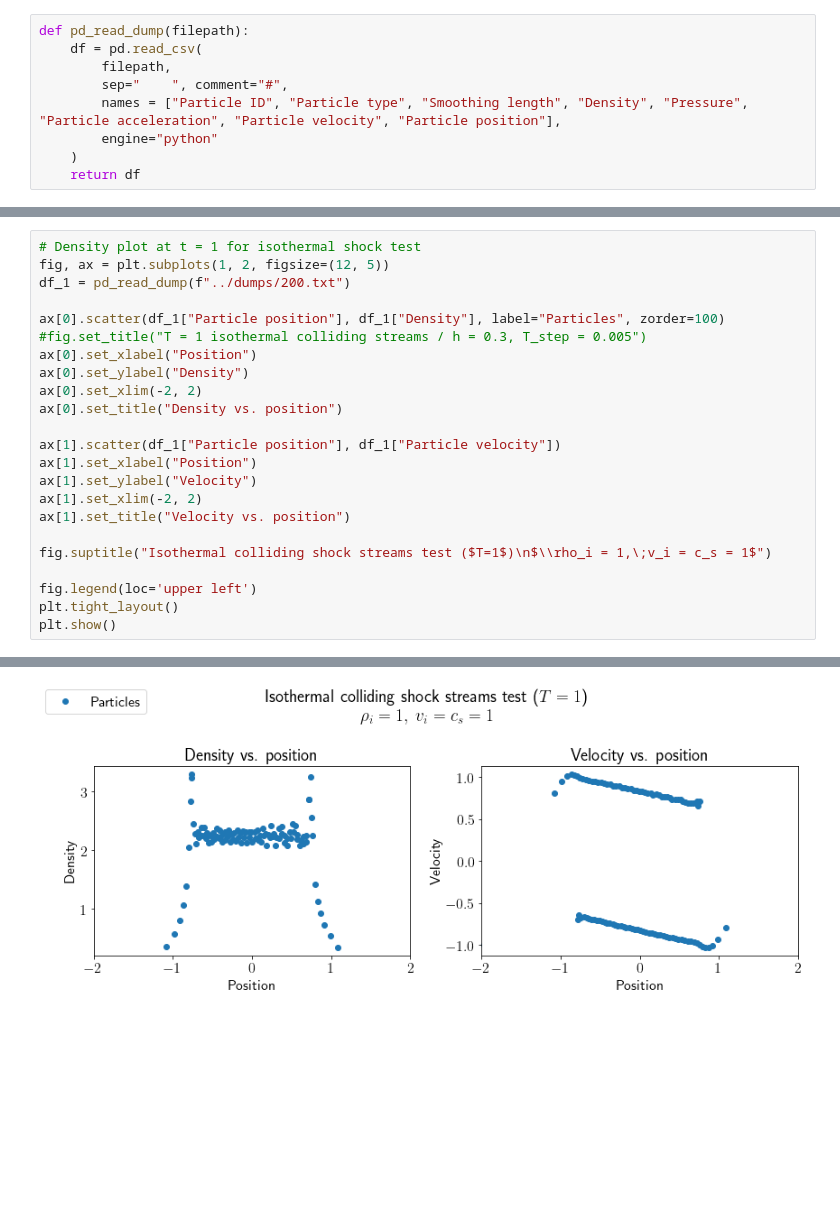
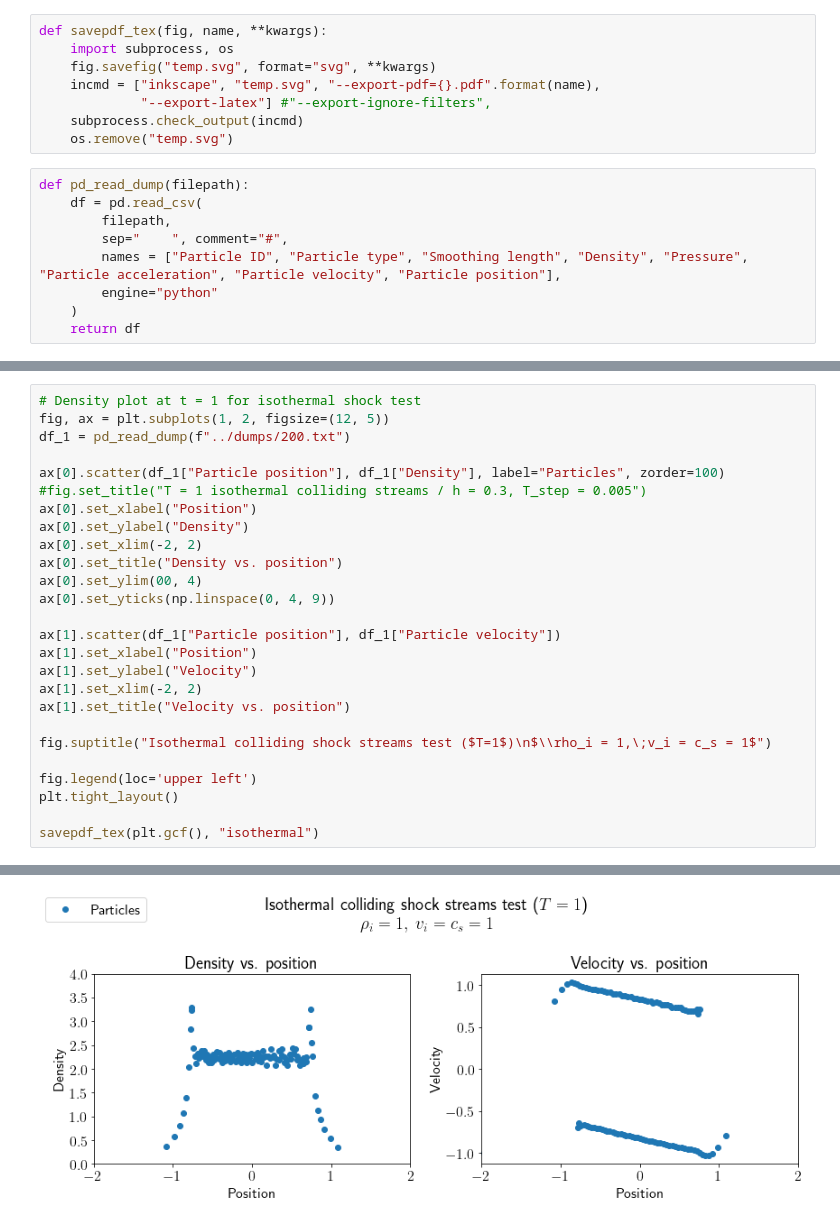
Before and after one commit to SapiensAnatis/sph, a Jupyter notebook: plots/analyze_results.ipynb, the cells around one changed output, grey strips where cells are left out. Drawn from its saved outputs; the diff is of its cells as text; blank space fills up the shorter version.

```diff
--- a/plots/analyze_results.ipynb
+++ b/plots/analyze_results.ipynb
@@ -4,6 +4,14 @@ from matplotlib import rc
 import numpy as np
 import pandas as pd
 rc('text', usetex=True)
+# %%
+def savepdf_tex(fig, name, **kwargs):
+    import subprocess, os
+    fig.savefig("temp.svg", format="svg", **kwargs)
+    incmd = ["inkscape", "temp.svg", "--export-pdf={}.pdf".format(name),
+             "--export-latex"] #"--export-ignore-filters",
+    subprocess.check_output(incmd)
+    os.remove("temp.svg")
 # %%
 def pd_read_dump(filepath):
     df = pd.read_csv(
@@ -49,6 +60,8 @@ ax[0].set_xlabel("Position")
 ax[0].set_ylabel("Density")
 ax[0].set_xlim(-2, 2)
 ax[0].set_title("Density vs. position")
+ax[0].set_ylim(00, 4)
+ax[0].set_yticks(np.linspace(0, 4, 9))
 
 ax[1].scatter(df_1["Particle position"], df_1["Particle velocity"])
 ax[1].set_xlabel("Position")
@@ -60,5 +73,6 @@ fig.suptitle("Isothermal colliding shock streams test ($T=1$)\n$\\rho_i = 1,\;v_
 
 fig.legend(loc='upper left')
 plt.tight_layout()
-plt.show()
+
+savepdf_tex(plt.gcf(), "isothermal")
 # %% [output]
@@ -65,4 +82,4 @@ plt.show()
-[figure, old version]
+[figure, new version]
 # %%
 # Variable smoothing length plot
 plt.figure(figsize=(8, 4.5))
```
Also changed, not shown: parts of 4 cells of this notebook, 6 other files.
